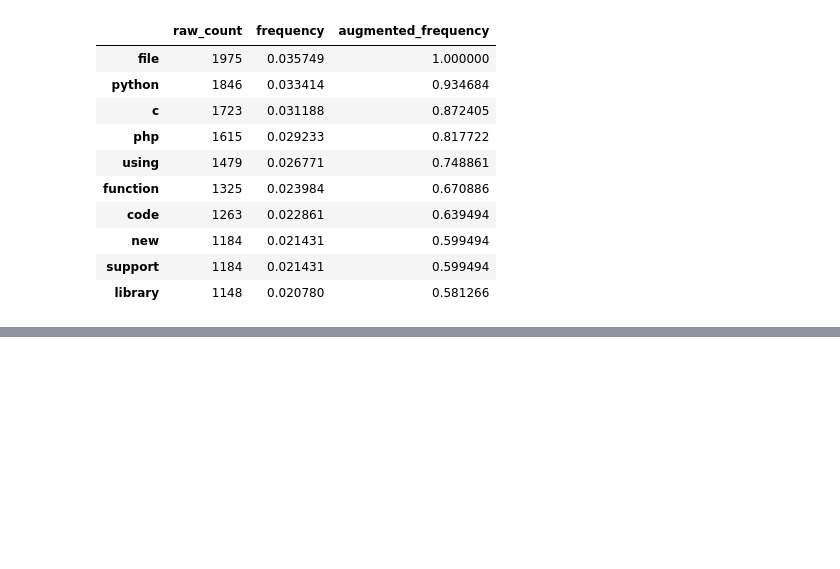
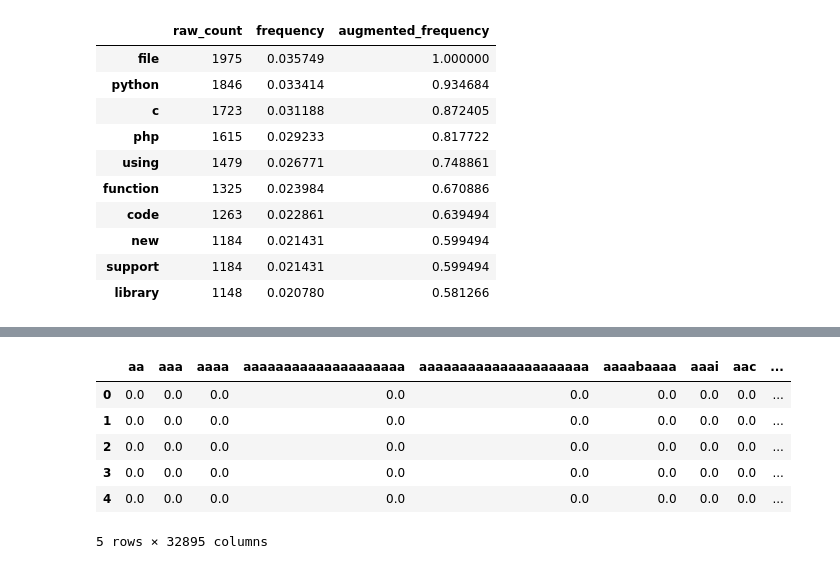
Before and after one commit to ScrapeLife/Scrapelife, a Jupyter notebook: clean_explore.ipynb, the cells around one changed output, grey strips where cells are left out. Saved outputs shown, nothing was run; the diff lists cells and outputs as text; code cells hidden in the pictures; blank space fills up the shorter version.

```diff
--- a/clean_explore.ipynb
+++ b/clean_explore.ipynb
@@ -275,0 +282,13 @@ TypeError: 'numpy.ndarray' object is not callable
+# %%
+# get tfs
+tfidf = TfidfVectorizer()
+tfidfs = tfidf.fit_transform(df['clean_contents'])
+pd.DataFrame(tfidfs.todense(), columns = tfidf.get_feature_names()).head()
+# %% [output]
+|  | aa | aaa | aaaa | aaaaaaaaaaaaaaaaaaaa | aaaaaaaaaaaaaaaaaaaaa | aaaabaaaa | aaai | aac | ... |
+| 0 | 0.0 | 0.0 | 0.0 | 0.0 | 0.0 | 0.0 | 0.0 | 0.0 | ... |
+| 1 | 0.0 | 0.0 | 0.0 | 0.0 | 0.0 | 0.0 | 0.0 | 0.0 | ... |
+| 2 | 0.0 | 0.0 | 0.0 | 0.0 | 0.0 | 0.0 | 0.0 | 0.0 | ... |
+| 3 | 0.0 | 0.0 | 0.0 | 0.0 | 0.0 | 0.0 | 0.0 | 0.0 | ... |
+| 4 | 0.0 | 0.0 | 0.0 | 0.0 | 0.0 | 0.0 | 0.0 | 0.0 | ... |
+5 rows × 32895 columns
```
Also changed, not shown: parts of 16 cells of this notebook, 2 other files.
